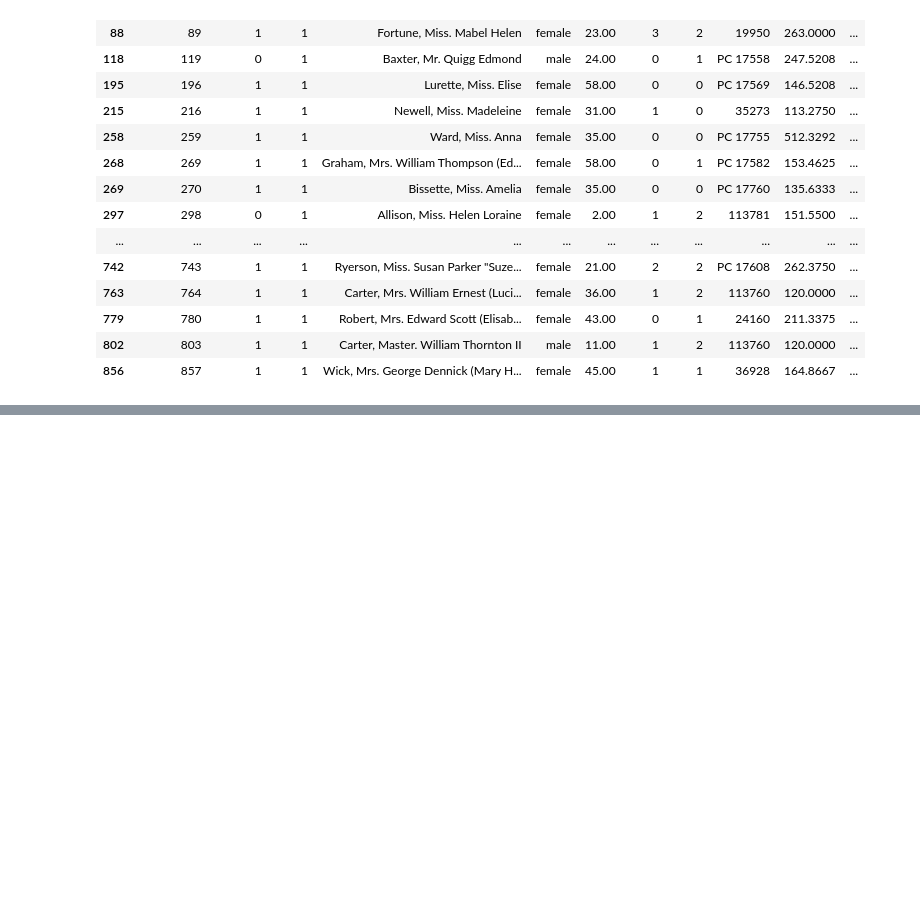
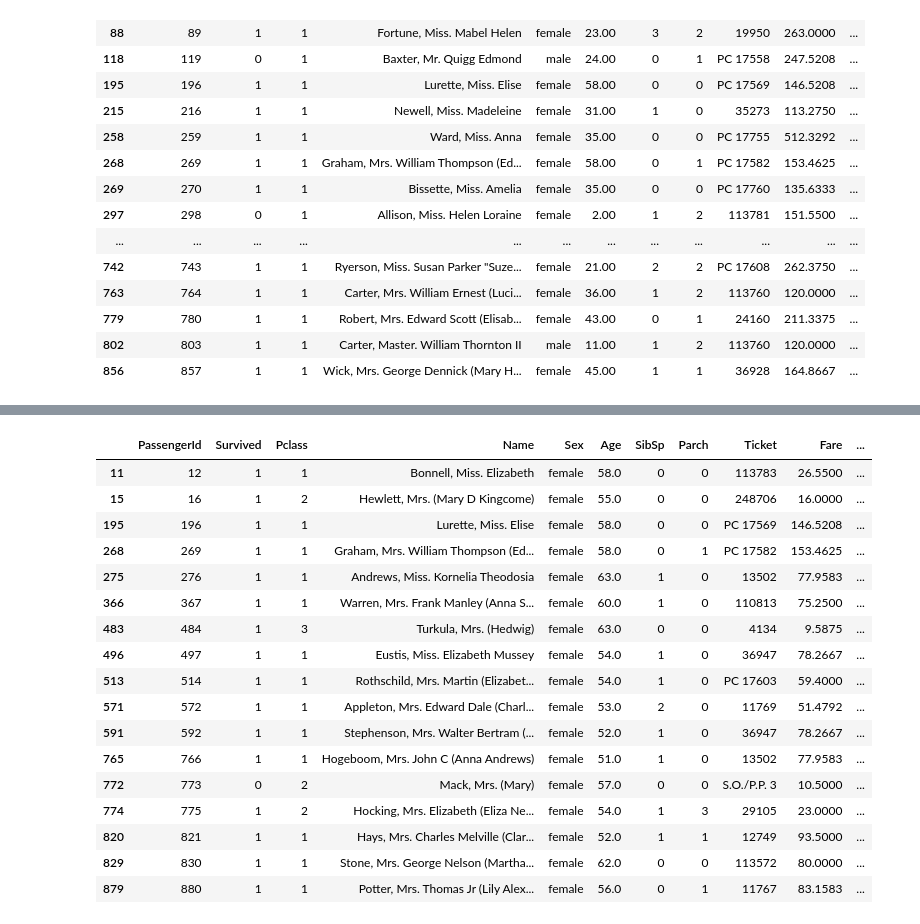
Before and after one commit to Ambily313/Titanic-Pandas-EDA, a Jupyter notebook: Titanic_Eda.ipynb, the cells around one changed output, grey strips where cells are left out. Drawn from its saved outputs; the diff is of its cells as text; code cells hidden in the pictures; blank space fills up the shorter version.

```diff
--- a/Titanic_Eda.ipynb
+++ b/Titanic_Eda.ipynb
@@ -245,4 +261,24 @@ df[df['Fare'] > 100]
 # %%
 # Select passengers who are female and older than 50.
+df[(df['Sex']=='female' ) & (df['Age']>50)]
+# %% [output]
+|  | PassengerId | Survived | Pclass | Name | Sex | Age | SibSp | Parch | Ticket | Fare | ... |
+| 11 | 12 | 1 | 1 | Bonnell, Miss. Elizabeth | female | 58.0 | 0 | 0 | 113783 | 26.5500 | ... |
+| 15 | 16 | 1 | 2 | Hewlett, Mrs. (Mary D Kingcome) | female | 55.0 | 0 | 0 | 248706 | 16.0000 | ... |
+| 195 | 196 | 1 | 1 | Lurette, Miss. Elise | female | 58.0 | 0 | 0 | PC 17569 | 146.5208 | ... |
+| 268 | 269 | 1 | 1 | Graham, Mrs. William Thompson (Ed... | female | 58.0 | 0 | 1 | PC 17582 | 153.4625 | ... |
+| 275 | 276 | 1 | 1 | Andrews, Miss. Kornelia Theodosia | female | 63.0 | 1 | 0 | 13502 | 77.9583 | ... |
+| 366 | 367 | 1 | 1 | Warren, Mrs. Frank Manley (Anna S... | female | 60.0 | 1 | 0 | 110813 | 75.2500 | ... |
+| 483 | 484 | 1 | 3 | Turkula, Mrs. (Hedwig) | female | 63.0 | 0 | 0 | 4134 | 9.5875 | ... |
+| 496 | 497 | 1 | 1 | Eustis, Miss. Elizabeth Mussey | female | 54.0 | 1 | 0 | 36947 | 78.2667 | ... |
+| 513 | 514 | 1 | 1 | Rothschild, Mrs. Martin (Elizabet... | female | 54.0 | 1 | 0 | PC 17603 | 59.4000 | ... |
+| 571 | 572 | 1 | 1 | Appleton, Mrs. Edward Dale (Charl... | female | 53.0 | 2 | 0 | 11769 | 51.4792 | ... |
+| 591 | 592 | 1 | 1 | Stephenson, Mrs. Walter Bertram (... | female | 52.0 | 1 | 0 | 36947 | 78.2667 | ... |
+| 765 | 766 | 1 | 1 | Hogeboom, Mrs. John C (Anna Andrews) | female | 51.0 | 1 | 0 | 13502 | 77.9583 | ... |
+| 772 | 773 | 0 | 2 | Mack, Mrs. (Mary) | female | 57.0 | 0 | 0 | S.O./P.P. 3 | 10.5000 | ... |
+| 774 | 775 | 1 | 2 | Hocking, Mrs. Elizabeth (Eliza Ne... | female | 54.0 | 1 | 3 | 29105 | 23.0000 | ... |
+| 820 | 821 | 1 | 1 | Hays, Mrs. Charles Melville (Clar... | female | 52.0 | 1 | 1 | 12749 | 93.5000 | ... |
+| 829 | 830 | 1 | 1 | Stone, Mrs. George Nelson (Martha... | female | 62.0 | 0 | 0 | 113572 | 80.0000 | ... |
+| 879 | 880 | 1 | 1 | Potter, Mrs. Thomas Jr (Lily Alex... | female | 56.0 | 0 | 1 | 11767 | 83.1583 | ... |
 # %%
 # Select passengers with Cabin info not missing.
```
Also changed, not shown: parts of 5 cells of this notebook.
